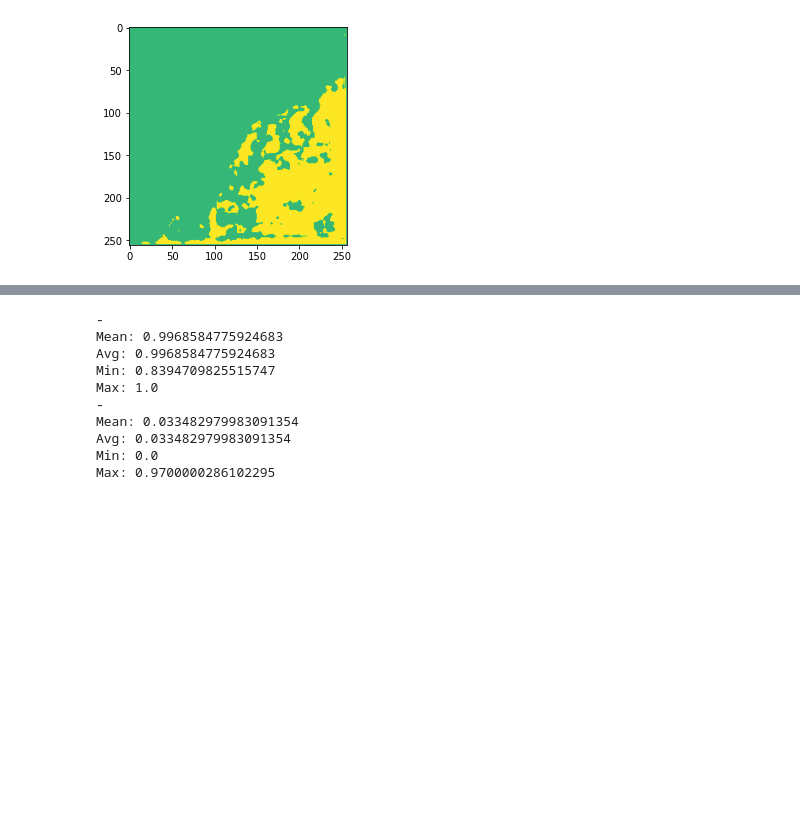
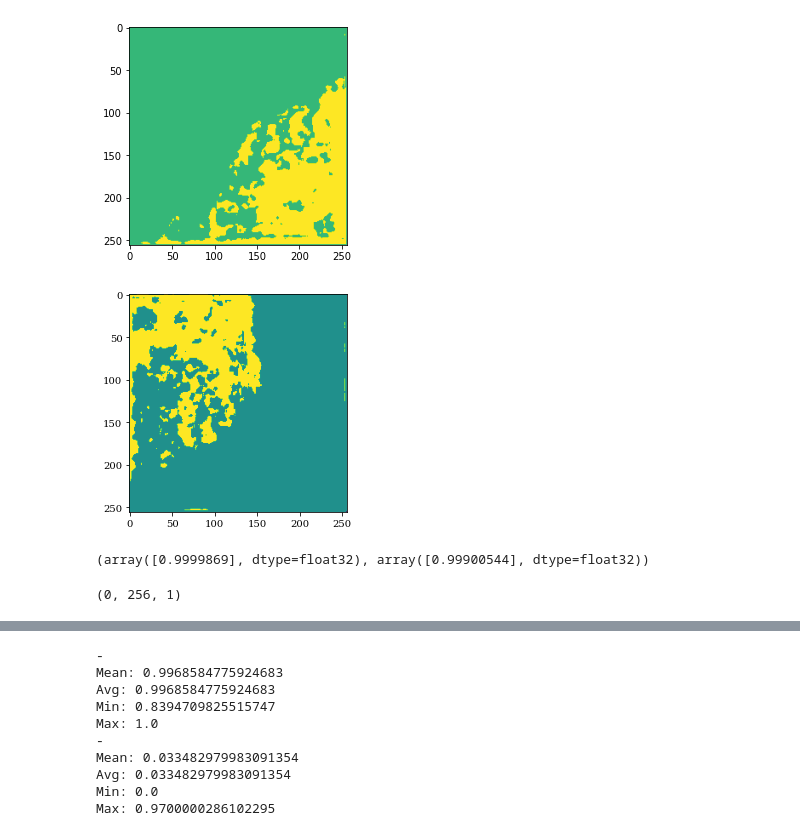
Before and after one commit to lgiesen/DL-Semantic-Segmentation-of-Tree-Stock-in-South-Africa-Using-Satellite-Images, a Jupyter notebook: 5_prediction.ipynb, the cells around one changed output, grey strips where cells are left out. Saved outputs shown, nothing was run; the diff lists cells and outputs as text; code cells hidden in the pictures; blank space fills up the shorter version.

```diff
--- a/5_prediction.ipynb
+++ b/5_prediction.ipynb
@@ -86,3 +223,17 @@ plt.imshow(scale_up_color_val(pred_test_p[33]))
 plt.show()
 # %% [output]
 [figure]
+# %%
+plt.imshow(scale_up_color_val(pred_test_p[33]))
+plt.show()
+# %% [output]
+[figure, added]
+# %%
+pred_test_p[33][50][50], pred_test_p[33][255][255]
+# %% [output]
+(array([0.9999869], dtype=float32), array([0.99900544], dtype=float32))
+# %%
+cutout = np.array(pred_test_p[33][190:210])
+cutout[160:170].shape
+# %% [output]
+(0, 256, 1)
```
Also changed, not shown: parts of 19 cells of this notebook, 10 other files.
